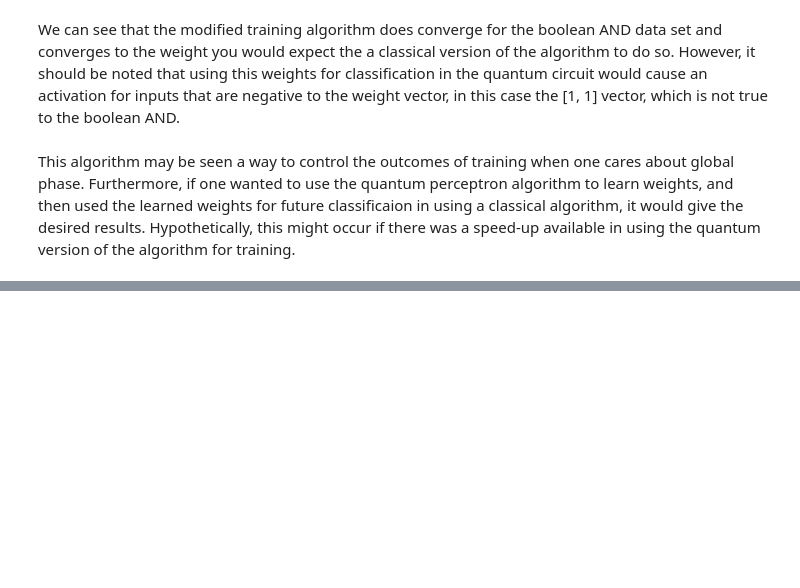
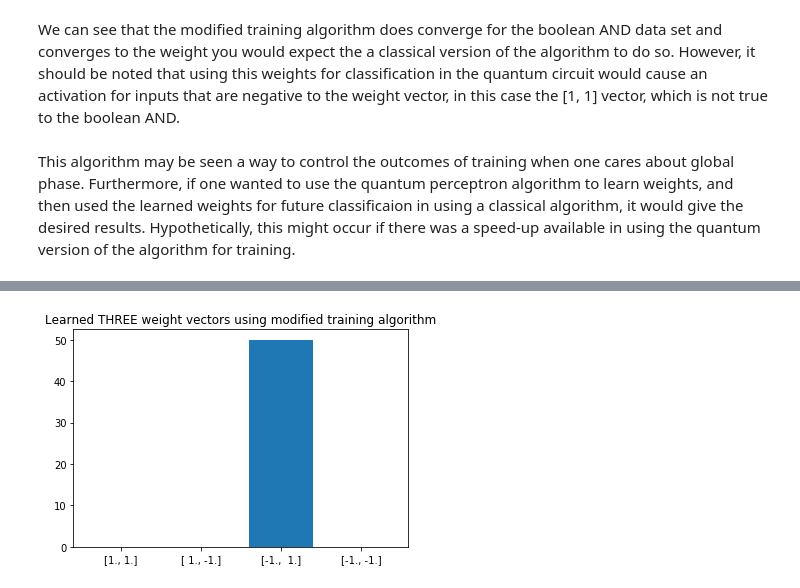
Before and after one commit to Farquhar13/QuantumPerceptron, a Jupyter notebook: QuantumPerceptron/1-qubit perceptron.ipynb, the cells around one changed output, grey strips where cells are left out. Cells and saved outputs as stored; diff of their text form; code cells hidden in the pictures; blank space fills up the shorter version.

```diff
--- a/QuantumPerceptron/1-qubit perceptron.ipynb
+++ b/QuantumPerceptron/1-qubit perceptron.ipynb
@@ -596,0 +688,8 @@ This algorithm may be seen a way to control the outcomes of training when one ca
+# %%
+three_labels = np.array([-1, -1, 1, -1])
+neg_labels = find_neg_labels(data, three_labels)
+d_three = modified_sample(data, three_labels, neg_labels, train=modified_train, n=50)
+#print_weights(d_three, title="Learned THREE weight vectors using modified training algorithm", save=True)
+print_weights(d_three, title="Learned THREE weight vectors using modified training algorithm")
+# %% [output]
+[figure, added]
```
Also changed, not shown: parts of 15 cells of this notebook.
